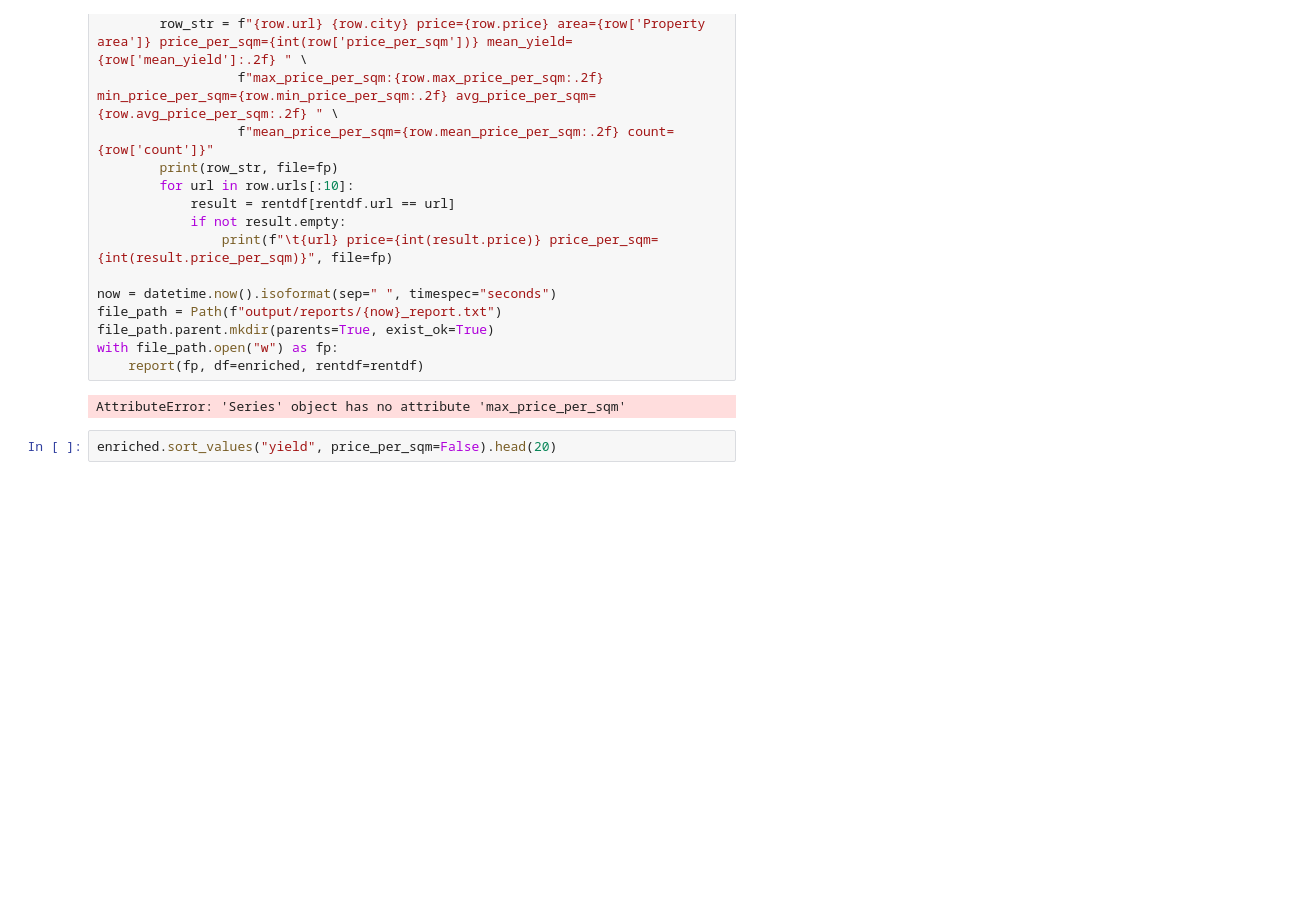
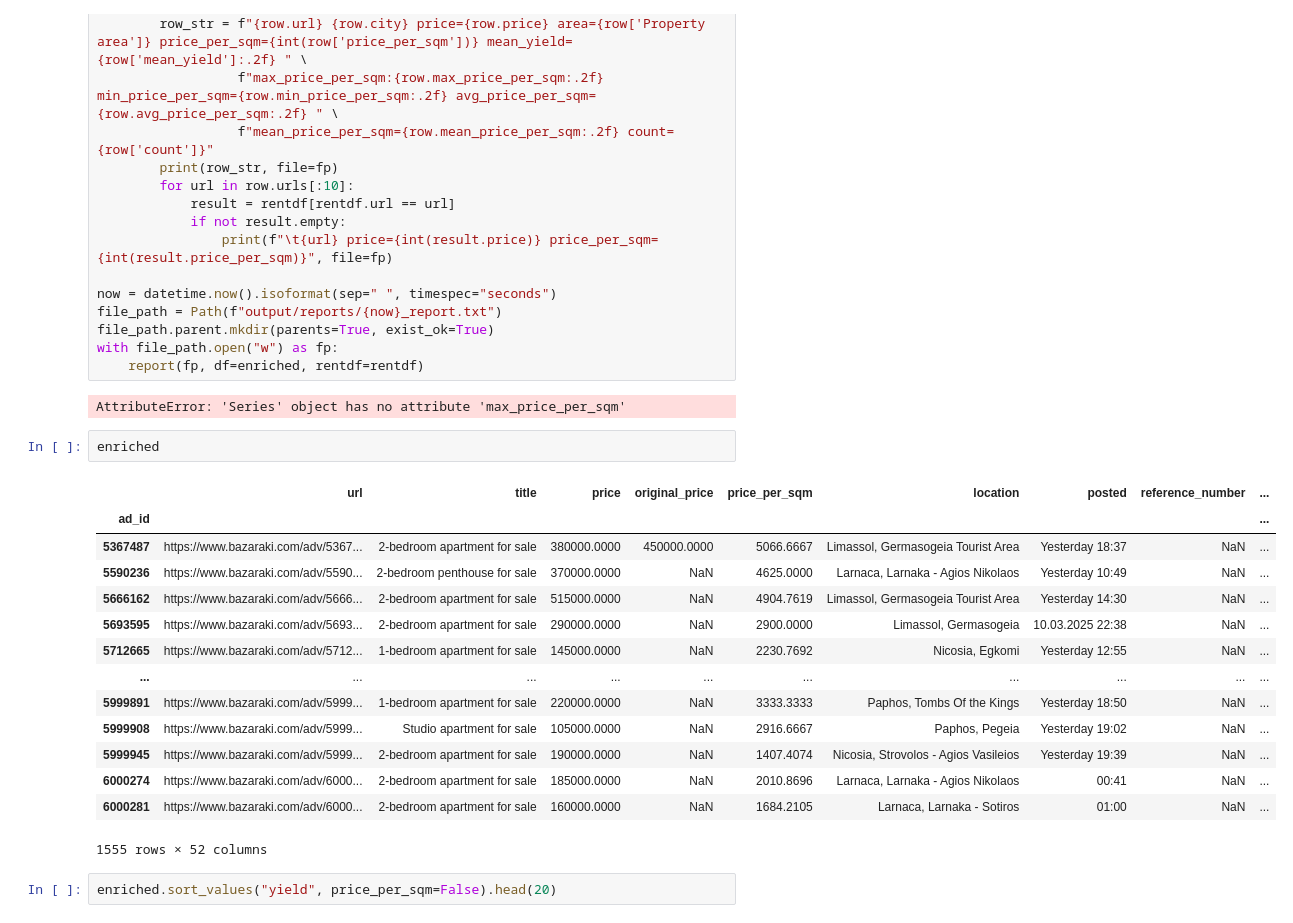
Before and after one commit to aljeshishe/bazaraki, a Jupyter notebook: report.ipynb, the cells around one changed output. Saved outputs shown, nothing was run; the diff lists cells and outputs as text; blank space fills up the shorter version.

```diff
--- a/report.ipynb
+++ b/report.ipynb
@@ -240,6 +247,23 @@ with file_path.open("w") as fp:
     report(fp, df=enriched, rentdf=rentdf)
 # %% [output]
 AttributeError: 'Series' object has no attribute 'max_price_per_sqm'
+# %%
+enriched
+# %% [output]
+|  | url | title | price | original_price | price_per_sqm | location | posted | reference_number | ... |
+| ad_id |  |  |  |  |  |  |  |  | ... |
+| 5367487 | https://www.bazaraki.com/adv/5367... | 2-bedroom apartment fоr sаle | 380000.0000 | 450000.0000 | 5066.6667 | Limassol, Germasogeia Tourist Area | Yesterday 18:37 | NaN | ... |
+| 5590236 | https://www.bazaraki.com/adv/5590... | 2-bedroom penthouse fоr sаle | 370000.0000 | NaN | 4625.0000 | Larnaca, Larnaka - Agios Nikolaos | Yesterday 10:49 | NaN | ... |
+| 5666162 | https://www.bazaraki.com/adv/5666... | 2-bedroom apartment fоr sаle | 515000.0000 | NaN | 4904.7619 | Limassol, Germasogeia Tourist Area | Yesterday 14:30 | NaN | ... |
+| 5693595 | https://www.bazaraki.com/adv/5693... | 2-bedroom apartment fоr sаle | 290000.0000 | NaN | 2900.0000 | Limassol, Germasogeia | 10.03.2025 22:38 | NaN | ... |
+| 5712665 | https://www.bazaraki.com/adv/5712... | 1-bedroom apartment fоr sаle | 145000.0000 | NaN | 2230.7692 | Nicosia, Egkomi | Yesterday 12:55 | NaN | ... |
+| ... | ... | ... | ... | ... | ... | ... | ... | ... | ... |
+| 5999891 | https://www.bazaraki.com/adv/5999... | 1-bedroom apartment fоr sаle | 220000.0000 | NaN | 3333.3333 | Paphos, Tombs Of the Kings | Yesterday 18:50 | NaN | ... |
+| 5999908 | https://www.bazaraki.com/adv/5999... | Studio apartment fоr sаle | 105000.0000 | NaN | 2916.6667 | Paphos, Pegeia | Yesterday 19:02 | NaN | ... |
+| 5999945 | https://www.bazaraki.com/adv/5999... | 2-bedroom apartment fоr sаle | 190000.0000 | NaN | 1407.4074 | Nicosia, Strovolos - Agios Vasileios | Yesterday 19:39 | NaN | ... |
+| 6000274 | https://www.bazaraki.com/adv/6000... | 2-bedroom apartment fоr sаle | 185000.0000 | NaN | 2010.8696 | Larnaca, Larnaka - Agios Nikolaos | 00:41 | NaN | ... |
+| 6000281 | https://www.bazaraki.com/adv/6000... | 2-bedroom apartment fоr sаle | 160000.0000 | NaN | 1684.2105 | Larnaca, Larnaka - Sotiros | 01:00 | NaN | ... |
+1555 rows × 52 columns
 # %%
 enriched.sort_values("yield", price_per_sqm=False).head(20)
 # %% [output]
```
Also changed, not shown: parts of 12 cells of this notebook, 1 other file.
